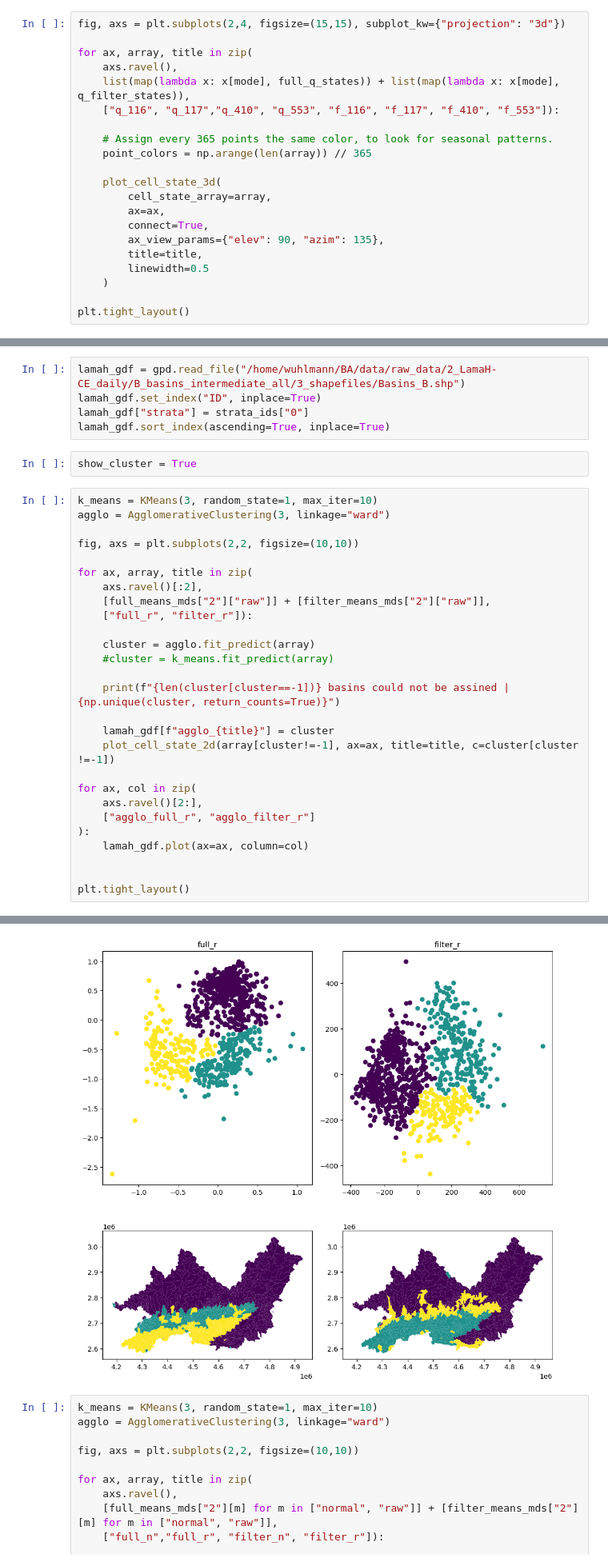
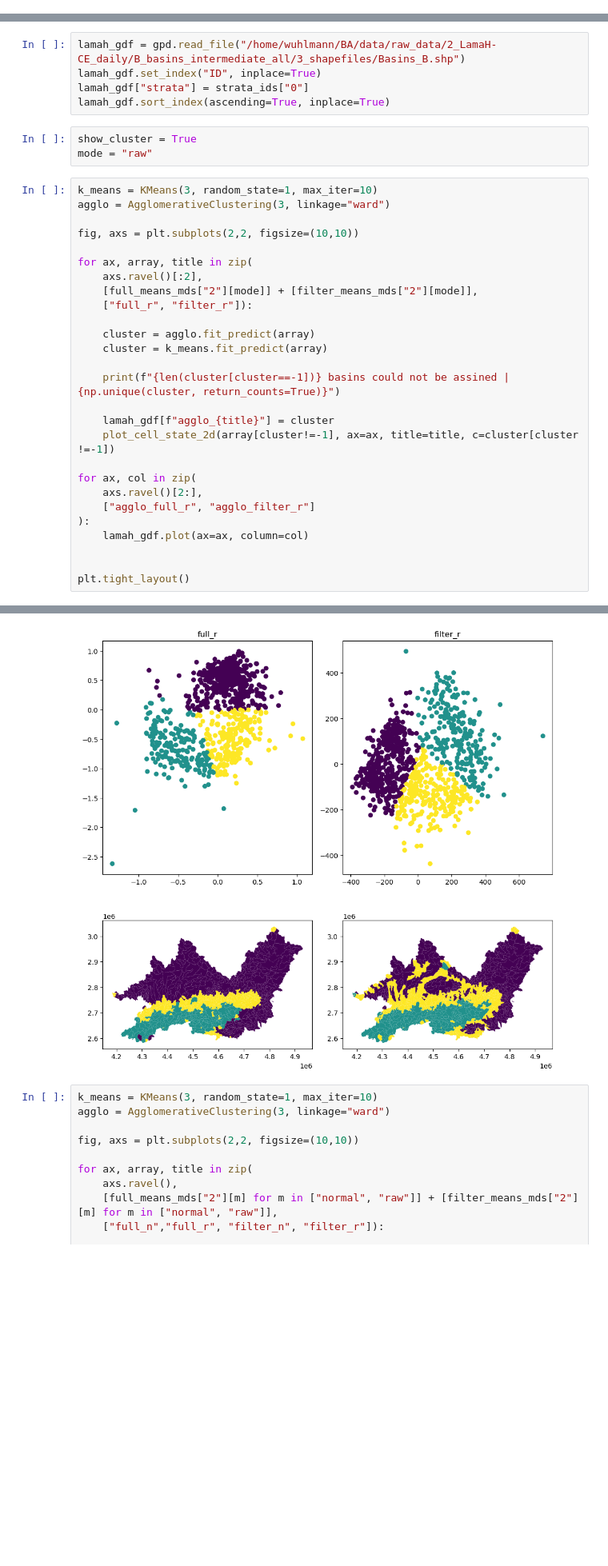
Before and after one commit to tripleUU-U/lamah-ce_lstm, a Jupyter notebook: analysis/state_analysis.ipynb, the cells around one changed output, grey strips where cells are left out. Shown at 80% size. Drawn from its saved outputs; the diff is of its cells as text; blank space fills up the shorter version.

```diff
--- a/analysis/state_analysis.ipynb
+++ b/analysis/state_analysis.ipynb
@@ -69,24 +69,3 @@ for ax, array, title in zip(
 plt.tight_layout()
 # %% [output]
 [figure]
-# %%
-fig, axs = plt.subplots(2,4, figsize=(15,15), subplot_kw={"projection": "3d"})
-
-for ax, array, title in zip(
-	axs.ravel(),
-	list(map(lambda x: x[mode], full_q_states)) + list(map(lambda x: x[mode], q_filter_states)),
-	["q_116", "q_117","q_410", "q_553", "f_116", "f_117", "f_410", "f_553"]):
-
-	# Assign every 365 points the same color, to look for seasonal patterns.
-	point_colors = np.arange(len(array)) // 365
-
-	plot_cell_state_3d(
-		cell_state_array=array,
-		ax=ax,
-		connect=True,
-		ax_view_params={"elev": 90, "azim": 135},
-		title=title,
-		linewidth=0.5
-	)
-
-plt.tight_layout()
@@ -111,6 +87,7 @@ lamah_gdf["strata"] = strata_ids["0"]
 lamah_gdf.sort_index(ascending=True, inplace=True)
 # %%
 show_cluster = True
+mode = "raw"
 # %%
 k_means = KMeans(3, random_state=1, max_iter=10)
 agglo = AgglomerativeClustering(3, linkage="ward")
@@ -119,11 +96,11 @@ fig, axs = plt.subplots(2,2, figsize=(10,10))
 
 for ax, array, title in zip(
     axs.ravel()[:2],
-	[full_means_mds["2"]["raw"]] + [filter_means_mds["2"]["raw"]],
+	[full_means_mds["2"][mode]] + [filter_means_mds["2"][mode]],
 	["full_r", "filter_r"]):
 
 	cluster = agglo.fit_predict(array)
-	#cluster = k_means.fit_predict(array)
+	cluster = k_means.fit_predict(array)
 
 	print(f"{len(cluster[cluster==-1])} basins could not be assined | {np.unique(cluster, return_counts=True)}")
 
@@ -144,4 +121,4 @@ plt.tight_layout()
-[figure, old version]
+[figure, new version]
 # %%
 k_means = KMeans(3, random_state=1, max_iter=10)
 agglo = AgglomerativeClustering(3, linkage="ward")
```
Also changed, not shown: parts of 7 cells of this notebook, 2 other files.
